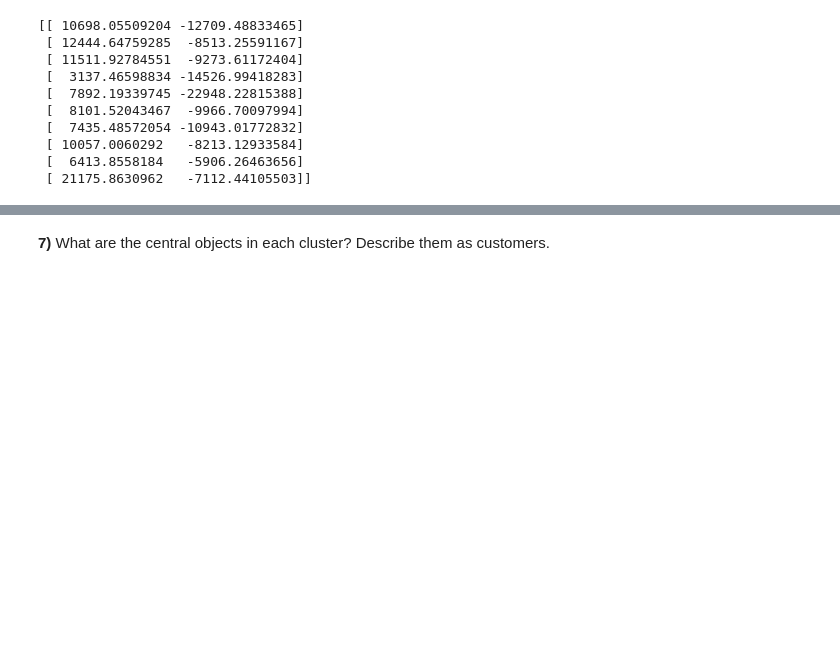
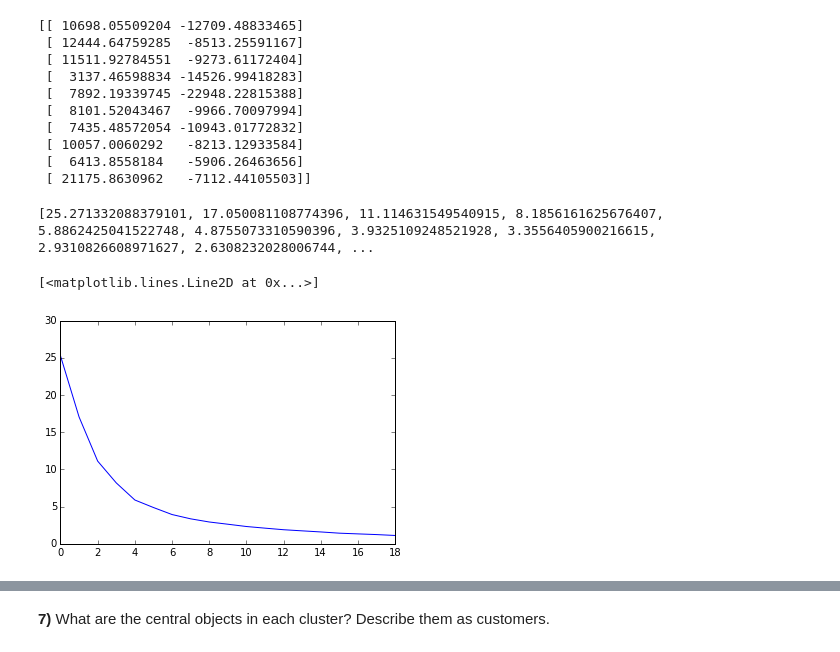
Before and after one commit to ibnipun10/MachineLearningUdacityNanoDegree, a Jupyter notebook: P3/customer_segments/customer_segments/customer_segments.ipynb, the cells around one changed output, grey strips where cells are left out. Saved outputs shown, nothing was run; the diff lists cells and outputs as text; code cells hidden in the pictures; blank space fills up the shorter version.

```diff
--- a/P3/customer_segments/customer_segments/customer_segments.ipynb
+++ b/P3/customer_segments/customer_segments/customer_segments.ipynb
@@ -238,6 +240,34 @@ print reduced_data[:10]  # print upto 10 elements
  [ 10057.0060292   -8213.12933584]
  [  6413.8558184   -5906.26463656]
  [ 21175.8630962   -7112.44105503]]
+# %%
+#using elbow to find out how many clusters are required
+
+clusterRange = range(1,20)
+sum = 0
+var = []
+
+for i in clusterRange:
+    clusters = KMeans(n_clusters=i)
+    clusters.fit(reduced_data)
+    sum = sum + clusters.inertia_
+    var.append(clusters.inertia_)
+
+varpercent = []
+for x in var:
+    varpercent.append(x*100/sum)
+
+print varpercent
+
+
+plt.plot(varpercent)
+
+
+#looking at the plot I am planning to take 7 clusters(elbow method)
+# %% [output]
+[25.271332088379101, 17.050081108774396, 11.114631549540915, 8.1856161625676407, 5.8862425041522748, 4.8755073310590396, 3.9325109248521928, 3.3556405900216615, 2.9310826608971627, 2.6308232028006744, ...
+[<matplotlib.lines.Line2D at 0x...>]
+[figure, added]
 # %%
 # TODO: Implement your clustering algorithm here, and fit it to the reduced data for visualization
 # The visualizer below assumes your clustering object is named 'clusters'
```
Also changed, not shown: parts of 10 cells of this notebook, 2 other files.
